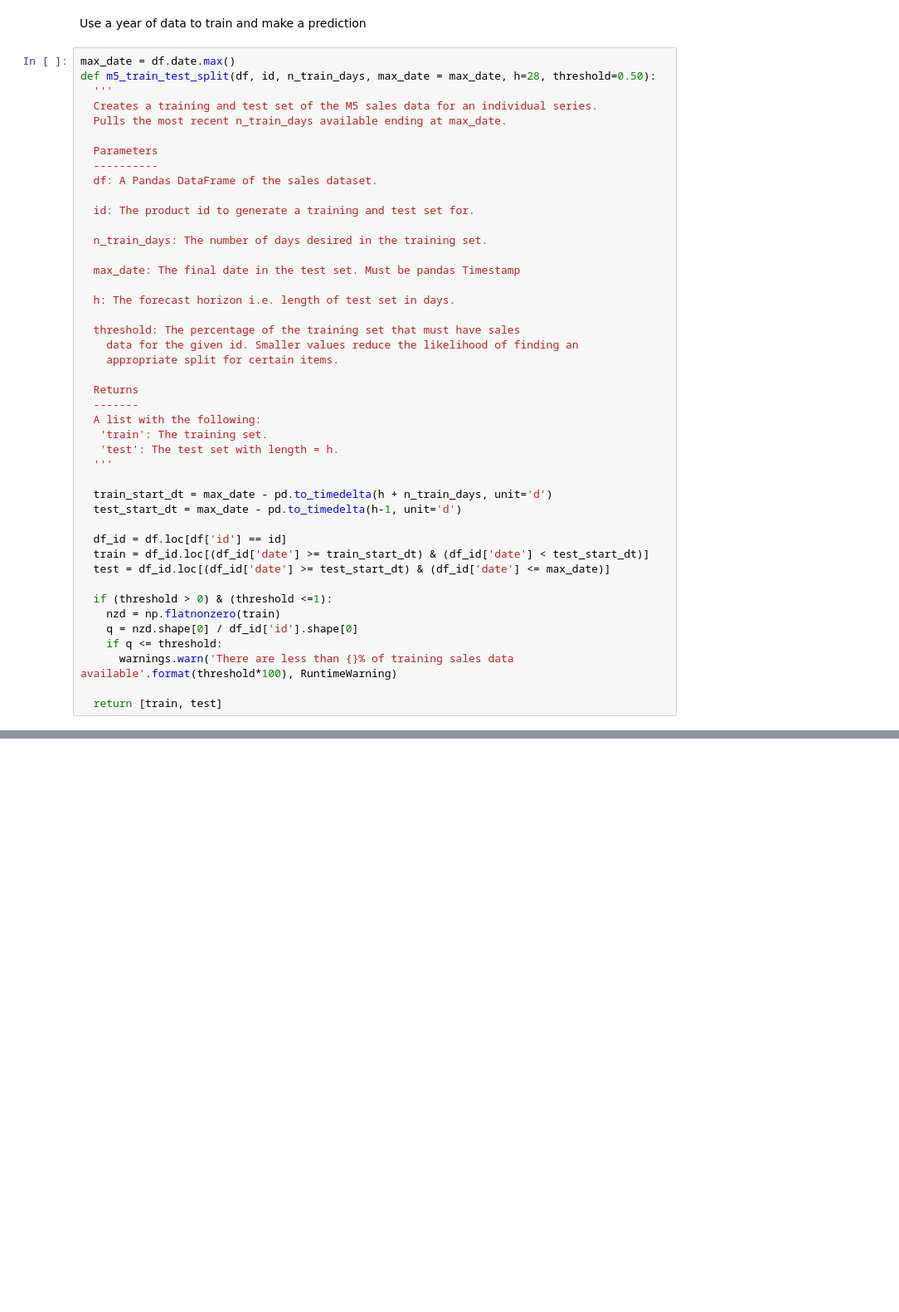
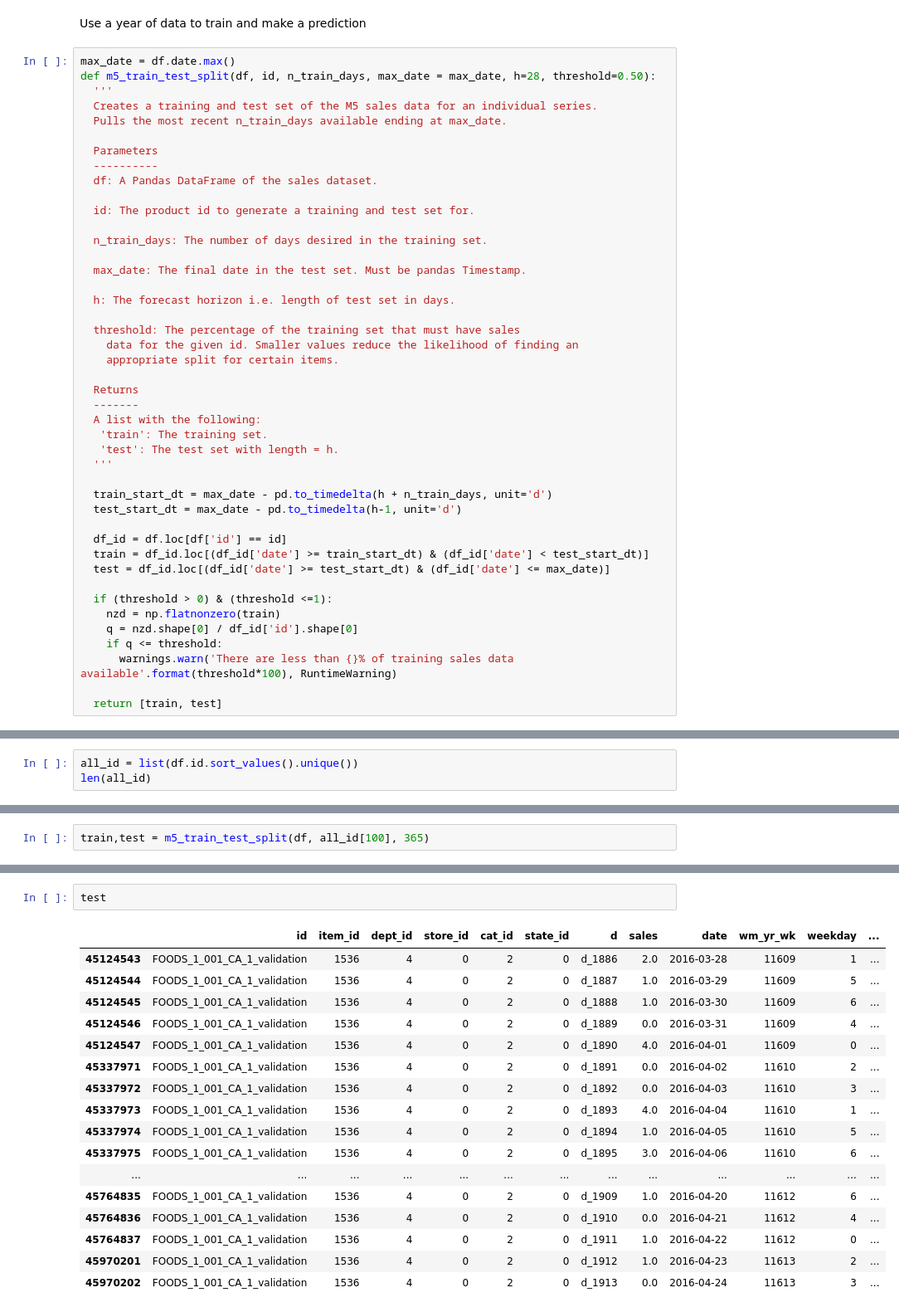
Before and after one commit to DanteHaywood/m5_forecast_accuracy, a Jupyter notebook: m5_forecast_accuracy.ipynb, the cells around one changed output, grey strips where cells are left out. Shown at 83% size. Saved outputs shown, nothing was run; the diff lists cells and outputs as text; blank space fills up the shorter version.

Commit message:
Tested m5_train_test_split. Added pip3 freeze

```diff
--- a/m5_forecast_accuracy.ipynb
+++ b/m5_forecast_accuracy.ipynb
@@ -820,7 +848,7 @@ def m5_train_test_split(df, id, n_train_days, max_date = max_date, h=28, thresho
 
   n_train_days: The number of days desired in the training set.
 
-  max_date: The final date in the test set. Must be pandas Timestamp
+  max_date: The final date in the test set. Must be pandas Timestamp.
 
   h: The forecast horizon i.e. length of test set in days.
 
@@ -868,0 +880,3 @@ Timestamp('2016-04-24 00:00:00')
+# %%
+all_id = list(df.id.sort_values().unique())
+len(all_id)
@@ -868,0 +889,2 @@ Timestamp('2016-04-24 00:00:00')
+# %%
+train,test = m5_train_test_split(df, all_id[100], 365)
@@ -868,0 +907,20 @@ Timestamp('2016-04-24 00:00:00')
+# %%
+test
+# %% [output]
+|  | id | item_id | dept_id | store_id | cat_id | state_id | d | sales | date | wm_yr_wk | weekday | ... |
+| 45124543 | FOODS_1_001_CA_1_validation | 1536 | 4 | 0 | 2 | 0 | d_1886 | 2.0 | 2016-03-28 | 11609 | 1 | ... |
+| 45124544 | FOODS_1_001_CA_1_validation | 1536 | 4 | 0 | 2 | 0 | d_1887 | 1.0 | 2016-03-29 | 11609 | 5 | ... |
+| 45124545 | FOODS_1_001_CA_1_validation | 1536 | 4 | 0 | 2 | 0 | d_1888 | 1.0 | 2016-03-30 | 11609 | 6 | ... |
+| 45124546 | FOODS_1_001_CA_1_validation | 1536 | 4 | 0 | 2 | 0 | d_1889 | 0.0 | 2016-03-31 | 11609 | 4 | ... |
+| 45124547 | FOODS_1_001_CA_1_validation | 1536 | 4 | 0 | 2 | 0 | d_1890 | 4.0 | 2016-04-01 | 11609 | 0 | ... |
+| 45337971 | FOODS_1_001_CA_1_validation | 1536 | 4 | 0 | 2 | 0 | d_1891 | 0.0 | 2016-04-02 | 11610 | 2 | ... |
+| 45337972 | FOODS_1_001_CA_1_validation | 1536 | 4 | 0 | 2 | 0 | d_1892 | 0.0 | 2016-04-03 | 11610 | 3 | ... |
+| 45337973 | FOODS_1_001_CA_1_validation | 1536 | 4 | 0 | 2 | 0 | d_1893 | 4.0 | 2016-04-04 | 11610 | 1 | ... |
+| 45337974 | FOODS_1_001_CA_1_validation | 1536 | 4 | 0 | 2 | 0 | d_1894 | 1.0 | 2016-04-05 | 11610 | 5 | ... |
+| 45337975 | FOODS_1_001_CA_1_validation | 1536 | 4 | 0 | 2 | 0 | d_1895 | 3.0 | 2016-04-06 | 11610 | 6 | ... |
+| ... | ... | ... | ... | ... | ... | ... | ... | ... | ... | ... | ... | ... |
+| 45764835 | FOODS_1_001_CA_1_validation | 1536 | 4 | 0 | 2 | 0 | d_1909 | 1.0 | 2016-04-20 | 11612 | 6 | ... |
+| 45764836 | FOODS_1_001_CA_1_validation | 1536 | 4 | 0 | 2 | 0 | d_1910 | 0.0 | 2016-04-21 | 11612 | 4 | ... |
+| 45764837 | FOODS_1_001_CA_1_validation | 1536 | 4 | 0 | 2 | 0 | d_1911 | 1.0 | 2016-04-22 | 11612 | 0 | ... |
+| 45970201 | FOODS_1_001_CA_1_validation | 1536 | 4 | 0 | 2 | 0 | d_1912 | 1.0 | 2016-04-23 | 11613 | 2 | ... |
+| 45970202 | FOODS_1_001_CA_1_validation | 1536 | 4 | 0 | 2 | 0 | d_1913 | 0.0 | 2016-04-24 | 11613 | 3 | ... |
```
Also changed, not shown: parts of 13 cells of this notebook.
